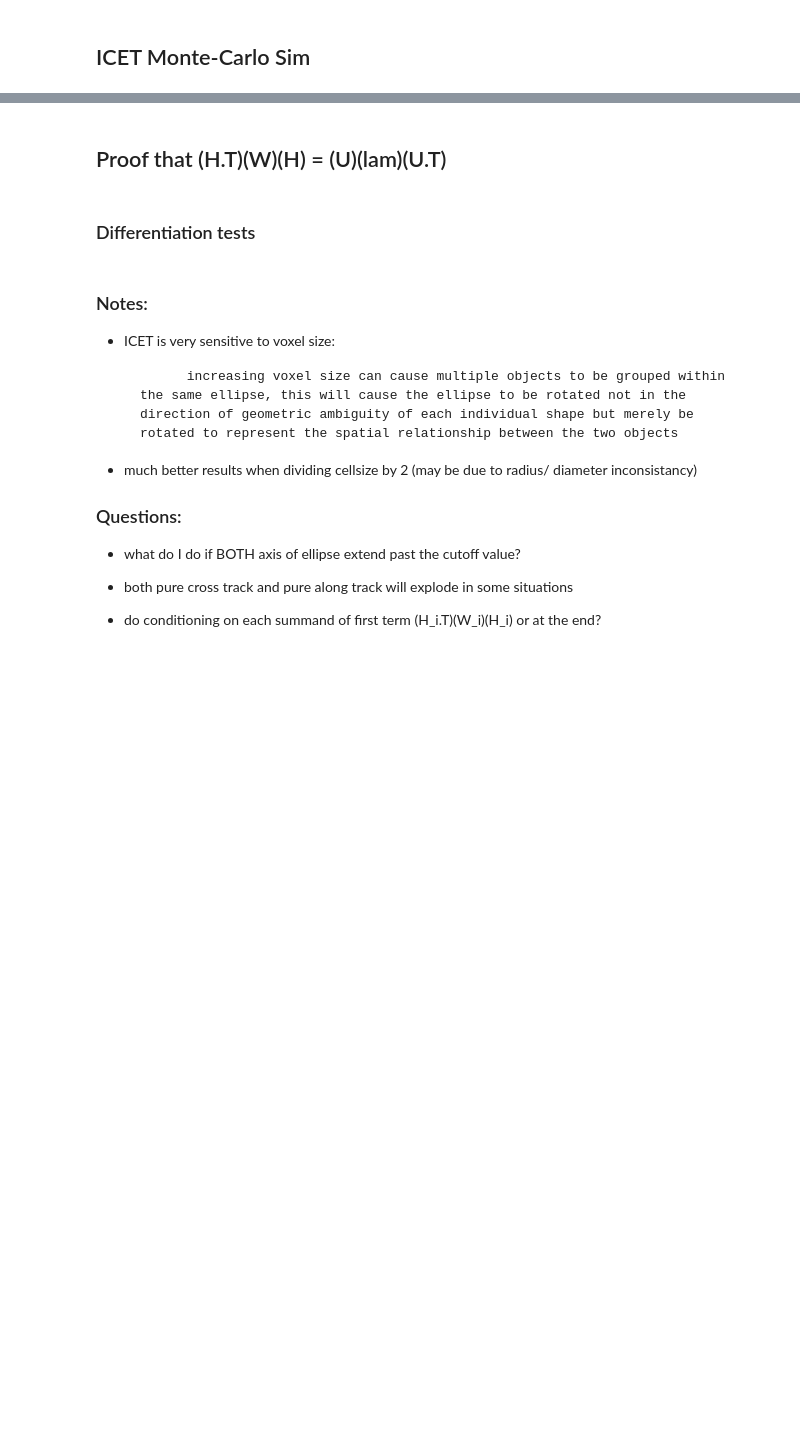
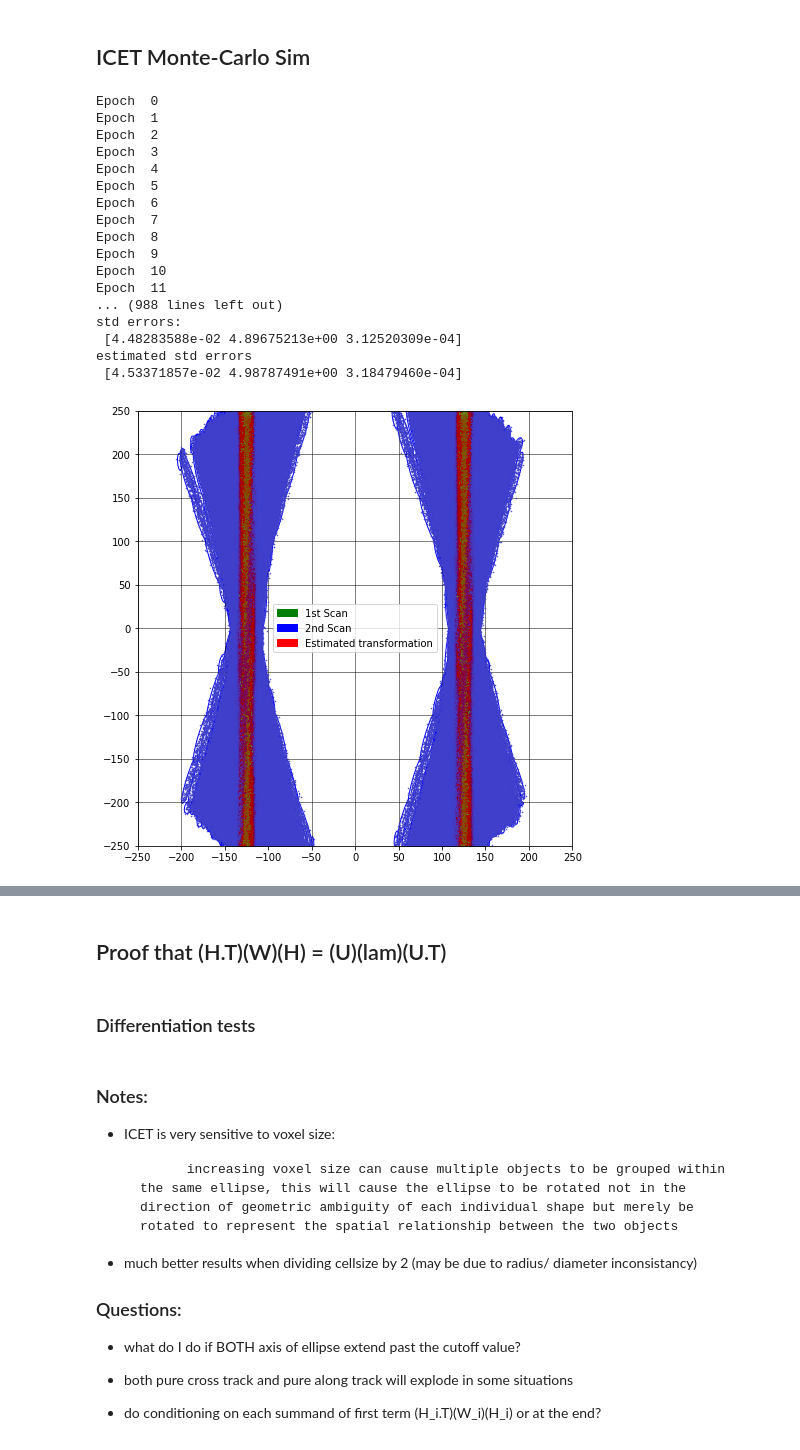
Before and after one commit to mcdermatt/ASAR, a Jupyter notebook: v1/train_network.ipynb, the cells around one changed output, grey strips where cells are left out. Saved outputs shown, nothing was run; the diff lists cells and outputs as text; code cells hidden in the pictures; blank space fills up the shorter version.

```diff
--- a/v1/train_network.ipynb
+++ b/v1/train_network.ipynb
@@ -650,7 +651,7 @@ plt.legend(handles=[green, blue])
 
 
 fidelity = 10     # [N x N] grid of ellipses
-nc = 2    # number of cycles
+nc = 5    # number of cycles
 min_num_pts = 10  # minimum number of points per ellipse #works well with 5 for default
 atd = True #along track demo
 
@@ -739,34 +742,53 @@ plt.legend(handles=[green, blue, red])
 
 fidelity = 10     # [N x N] grid of ellipses
 nc = 5            # number of cycles
 min_num_pts = 10  # minimum number of points per ellipse #works well with 5 for default
 atd = True        #along track demo
 
-Epochs = 100
+Epochs = 1000
 ICET_errors = np.zeros([Epochs,3])
 ICET_estimated_errors = np.zeros([Epochs,3])
 for i in range(Epochs):
     print("Epoch ", i)
     X, Q, hist, x_actual, condinfo = ICET_v2(dat1[a],dat2[a],fig12_2,ax12_2, fid = fidelity,
                                               num_cycles = nc, min_num_pts = min_num_pts,
                                               along_track_demo = atd)
 #     print("best transformation X = \n", X.T)
 #     print("actual: \n", x_actual)
 #     print("Q = \n", Q)
     err = X.T + x_actual
 #     print("error: ", err)
     ICET_errors[i,:] = err
 
     #DEBUG: switching up x and y because everything is based off of the minor axis?
 #     ICET_estimated_errors[i,0] = np.sqrt(Q[1,1])
 #     ICET_estimated_errors[i,1] = np.sqrt(Q[0,0])
     ICET_estimated_errors[i,0] = np.sqrt(Q[0,0])
     ICET_estimated_errors[i,1] = np.sqrt(Q[1,1])
     ICET_estimated_errors[i,2] = np.sqrt(Q[2,2])
 
 print("std errors: \n", np.std(ICET_errors, axis = 0))
 print("estimated std errors \n", np.mean(ICET_estimated_errors, axis = 0))
 # print("estimated std errors: \n", np.std(ICET_estimated_errors, axis =0))
+# %% [output]
+Epoch  0
+Epoch  1
+Epoch  2
+Epoch  3
+Epoch  4
+Epoch  5
+Epoch  6
+Epoch  7
+Epoch  8
+Epoch  9
+Epoch  10
+Epoch  11
+... (988 lines left out)
+std errors:
+ [4.48283588e-02 4.89675213e+00 3.12520309e-04]
+estimated std errors
+ [4.53371857e-02 4.98787491e+00 3.18479460e-04]
+[figure, added]
 # %%
 # ICET_errors_no_outliars = ICET_errors[abs(ICET_errors[:,0]) < 3]
 # print(ICET_estimated_errors)
```
Also changed, not shown: parts of 5 cells of this notebook, 3 other files.
